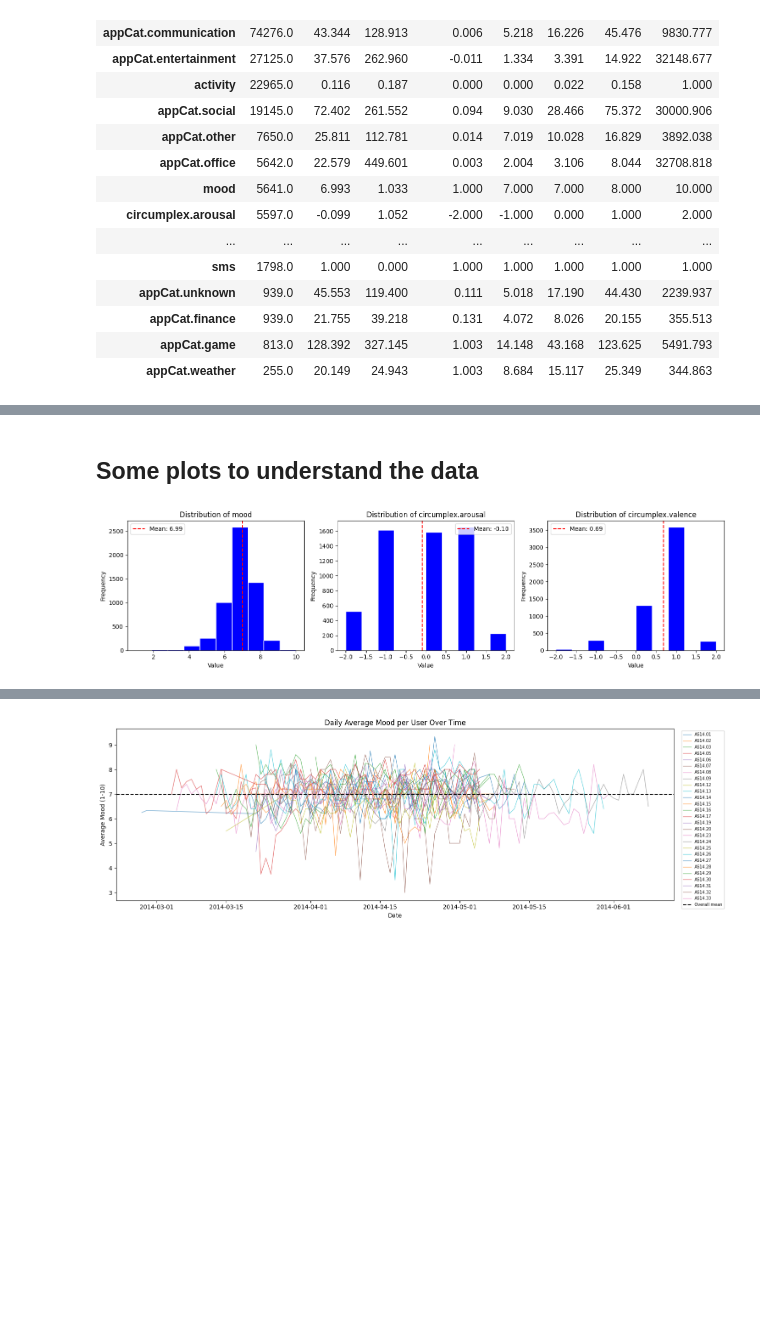
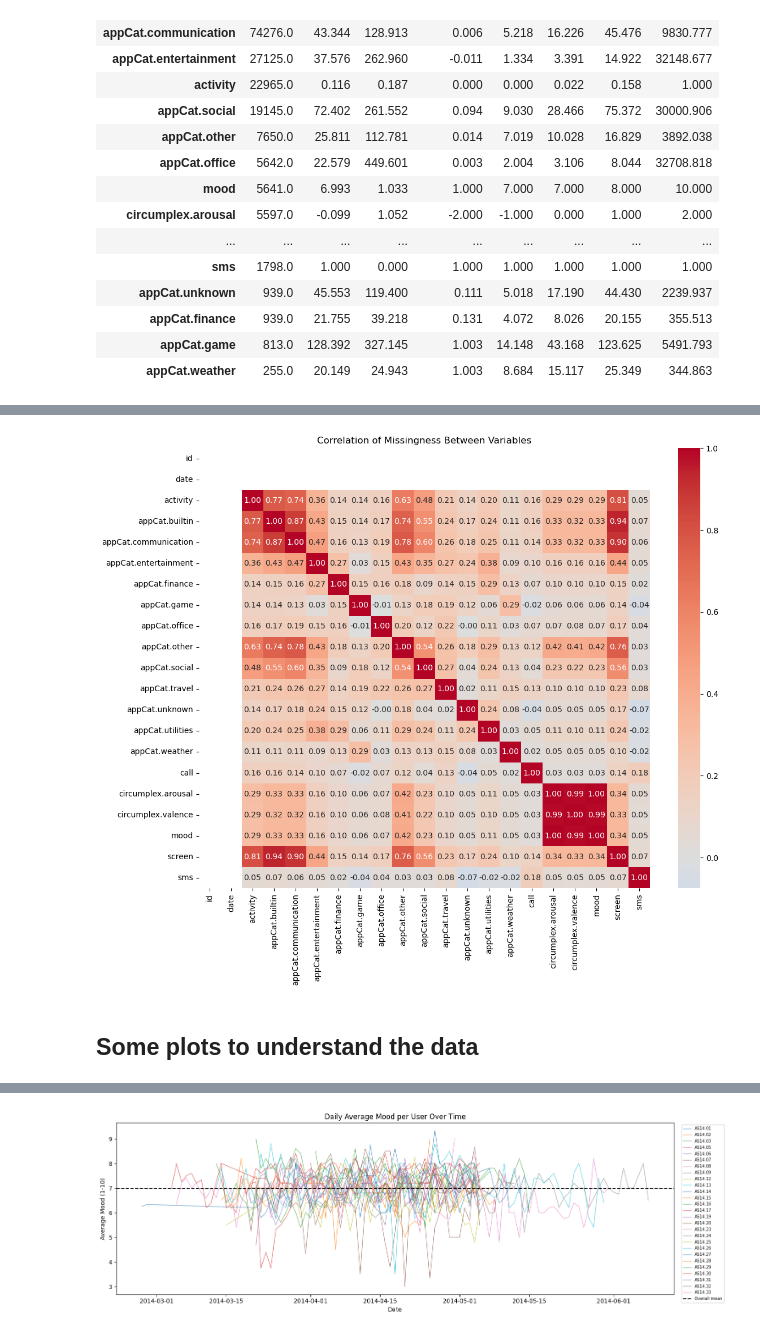
Before and after one commit to rozaneuroza/DataMiningProject, a Jupyter notebook: EDA.ipynb, the cells around one changed output, grey strips where cells are left out. Cells and saved outputs as stored; diff of their text form; code cells hidden in the pictures; blank space fills up the shorter version.

```diff
--- a/EDA.ipynb
+++ b/EDA.ipynb
@@ -103,21 +147,18 @@ df.groupby('variable')['value'].describe().round(3).sort_values(by='count', asce
+# %%
+# Create missingness indicator (1 = missing, 0 = present)
+df_c = pd.read_csv("data_cleaned.csv")
+missing_df = df_c.isnull().astype(int)
+
+# Correlation of missingness
+missing_corr = missing_df.corr()
+
+plt.figure(figsize=(12, 10))
+sns.heatmap(missing_corr, cmap="coolwarm", center=0, annot=True, fmt=".2f")
+
+plt.title("Correlation of Missingness Between Variables")
+plt.tight_layout()
+plt.show()
+# %% [output]
+[figure, added]
 # %% [markdown]
 ## Some plots to understand the data
-# %%
-# Plot histograms of self reported values
-self_reported = ['mood', 'circumplex.arousal', 'circumplex.valence']
-
-fig, axes = plt.subplots(1, 3, figsize=(15, 4))
-
-for ax, var in zip(axes, self_reported):
-    data = df[df['variable'] == var]['value']
-    ax.hist(data.dropna(), bins=10, color='blue', edgecolor='white')
-    ax.set_title(f'Distribution of {var}')
-    ax.set_xlabel('Value')
-    ax.set_ylabel('Frequency')
-    ax.axvline(data.mean(), color='red', linestyle='--', label=f'Mean: {data.mean():.2f}')
-    ax.legend()
-
-plt.tight_layout()
-plt.show()
-# %% [output]
-[figure, removed]
```
Also changed, not shown: parts of 11 cells of this notebook, 1 other file.
